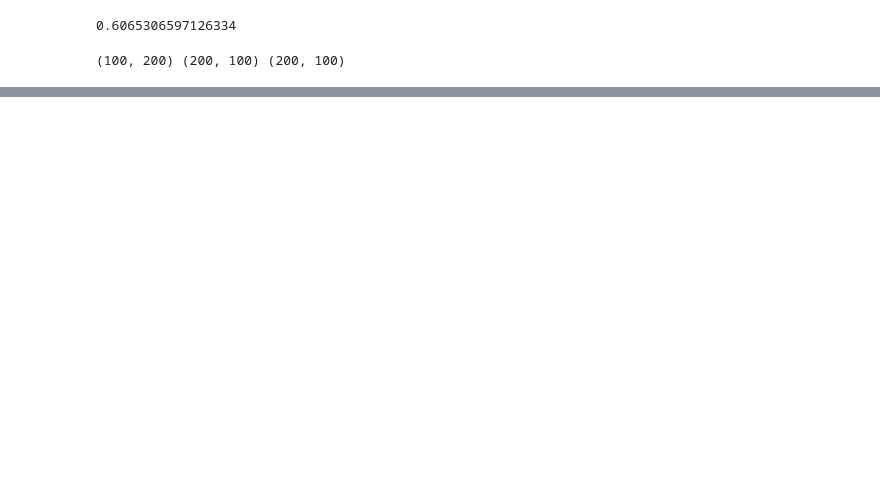
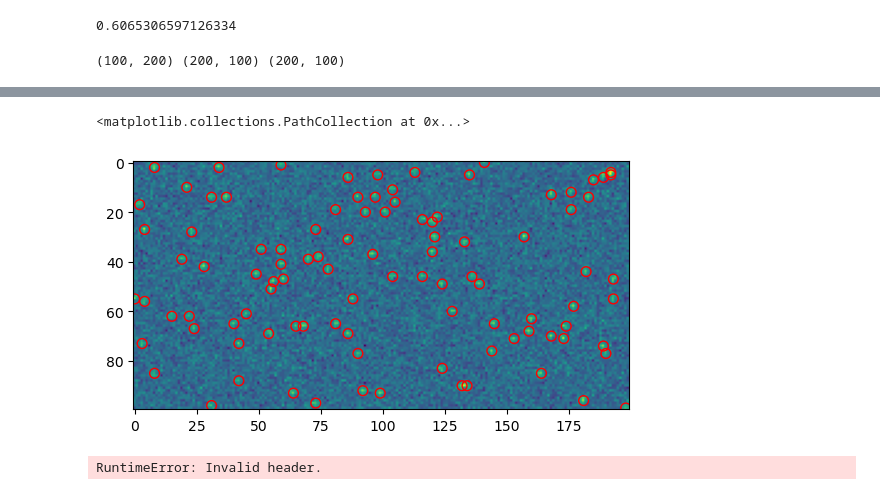
Before and after one commit to Eigil121/particle_tracking_02456, a Jupyter notebook: notebooks/SimulatedData.ipynb, the cells around one changed output, grey strips where cells are left out. Cells and saved outputs as stored; diff of their text form; code cells hidden in the pictures; blank space fills up the shorter version.

```diff
--- a/notebooks/SimulatedData.ipynb
+++ b/notebooks/SimulatedData.ipynb
@@ -103,0 +111,33 @@ print(positionLabel)
+# %%
+plt.imshow((SimDomain))
+plt.scatter(positionLabel[1, :], positionLabel[0, :], s=50, facecolors='none', edgecolors='r')
+# %% [output]
+<matplotlib.collections.PathCollection at 0x...>
+[figure, added]
+# %%
+Dir_NoPart = r'C:\Users\s174006\OneDrive - Danmarks Tekniske Universitet\Deep Learning Turbulence Project\ML_project_data\500img_noParticles\ImgPreproc'
+save_dir = r"C:\Users\s174006\OneDrive - Danmarks Tekniske Universitet\Deep Learning Turbulence Project"
+
+frame_number = 1
+def load_frame(frame_number, camera_number=0):
+    buffer = lv.read_buffer(Dir_NoPart +'/' + f"B{str(frame_number+1).zfill(5)}.im7")
+    image = buffer[camera_number].as_masked_array().data
+    return image
+
+CamData = np.zeros((100,4))
+
+#for i in range(10):
+#    Cam1Data = np.append(Cam1Data,np.ravel(load_frame(i, camera_number=0)))
+
+for i in range(500):
+    for camN in range(4):
+        tempdata = np.ravel(load_frame(i, camera_number=camN))
+        for val in np.unique(tempdata).astype(int):
+            #print(val)
+            CamData[val,camN] = CamData[val,camN] + np.sum(tempdata==val)
+
+#dataMatrix= load_frame(frame_number, camera_number=3)
+
+#plt.imshow(dataMatrix)
+# %% [output]
+RuntimeError: Invalid header.
```
Also changed, not shown: parts of 21 cells of this notebook, 7 other files.
